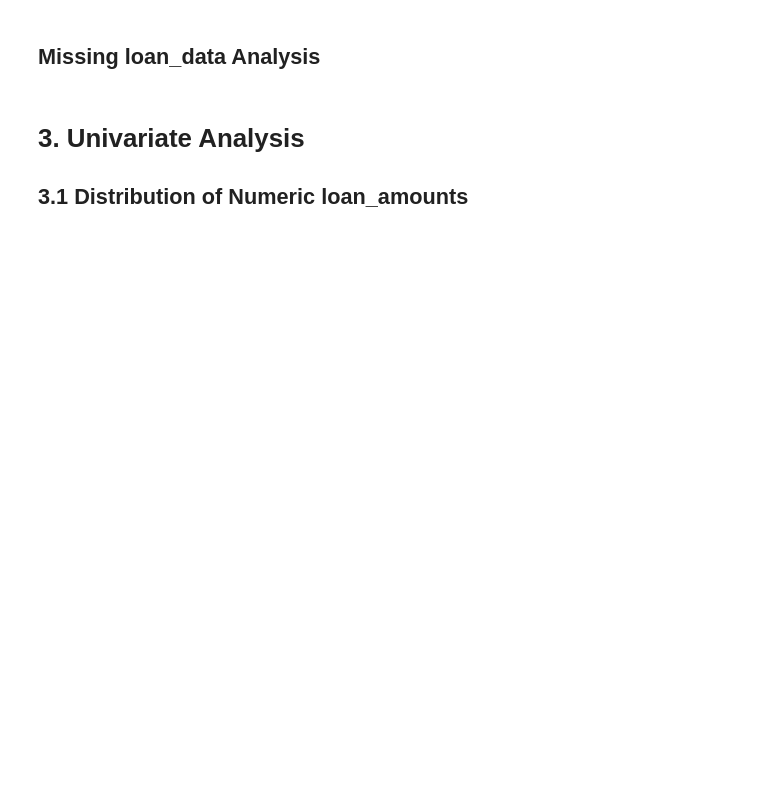
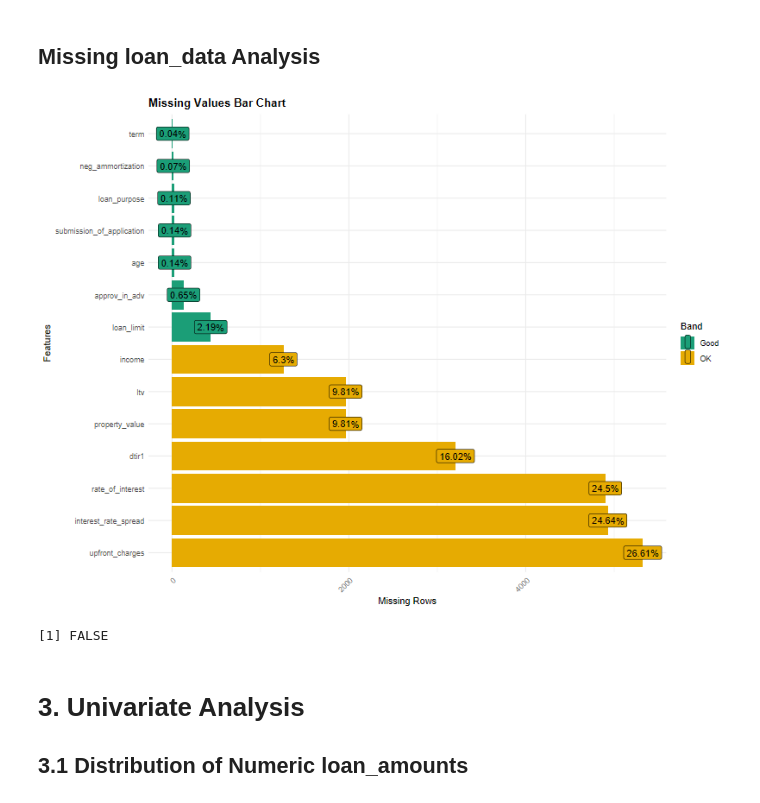
Before and after one commit to Chrisolande/Loan-Default, a Jupyter notebook: loan_data.ipynb, the cells around one changed output. Drawn from its saved outputs; the diff is of its cells as text; code cells hidden in the pictures; blank space fills up the shorter version.

```diff
--- a/loan_data.ipynb
+++ b/loan_data.ipynb
@@ -65,8 +57,20 @@ skimr::skim(loan_data) %>%
-# %%
-# Convert all character loan_amounts to factors
-
-loan_data <- loan_data %>% mutate_if(is.character, as.factor)
 # %%
 loan_data %>%
   janitor::clean_names() %>%
   select(-id) -> loan_data
+# %%
+# Split the data to 20000 observations for quick modelling before upscaling
+library(caTools)
+
+set.seed(123) # For reproducibility
+sample_ratio <- 20000 / nrow(loan_data_imputed)
+
+# Create a stratified sample index
+split_index <- sample.split(loan_data$status, SplitRatio = sample_ratio)
+
+# Extract the sample
+sampled_data <- loan_data[split_index,]
+
+# Verify sample size and distribution
+nrow(sampled_data)
+table(sampled_data$status) / nrow(sampled_data)
@@ -73,10 +125,16 @@ loan_data %>%
+# %%
+# Convert all character loan_amounts to factors
+
+sampled_data <- sampled_data %>% mutate_if(is.character, as.factor)
 # %% [markdown]
 ## Missing loan_data Analysis
 # %%
-plot_missing(loan_data, missing_only = TRUE, title = "Missing Values Bar Chart") +
+plot_missing(sampled_data, missing_only = TRUE, title = "Missing Values Bar Chart") +
   theme_minimal() +
   theme(axis.text.x = element_text(angle = 45, hjust = 1),
         plot.title = element_text(face = "bold"))
+# %% [output]
+[figure, added]
 # %%
 # Function to find mode
 find_mode <- function(x) {
@@ -85,9 +143,11 @@ find_mode <- function(x) {
 }
 
 # Impute missing values
-loan_data_imputed <- loan_data %>%
+sampled_data_imputed <- sampled_data %>%
   mutate(across(where(is.numeric), ~ifelse(is.na(.), median(., na.rm = TRUE), .)),
          across(where(is.factor), ~as.factor(ifelse(is.na(.), as.character(find_mode(.)), as.character(.)))))
 
 # Check if imputation was successful
-any(is.na(loan_data_imputed))
+any(is.na(sampled_data_imputed))
+# %% [output]
+[1] FALSE
```
Also changed, not shown: parts of 17 cells of this notebook.
